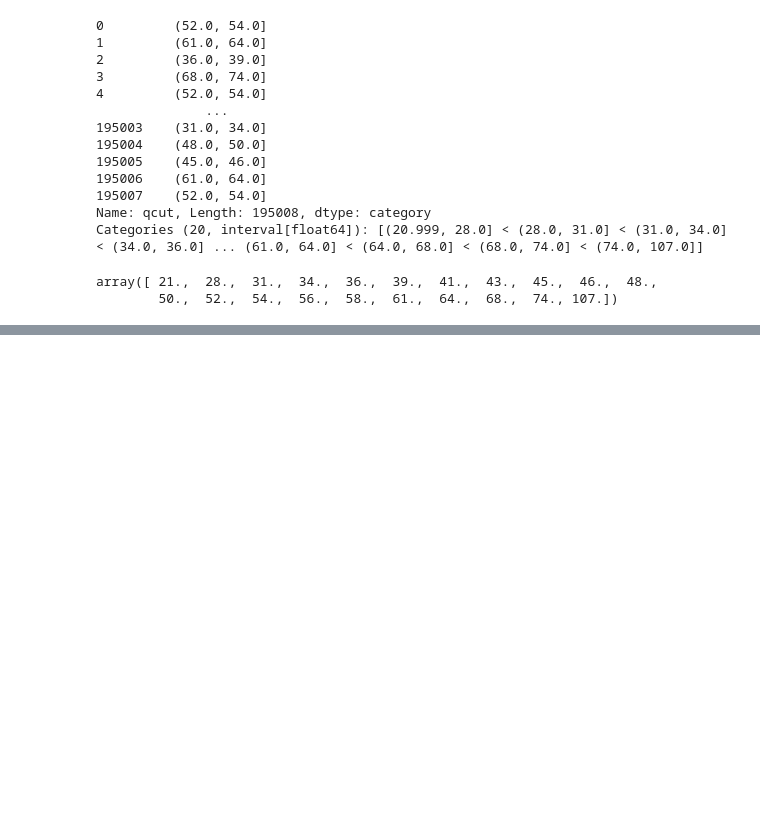
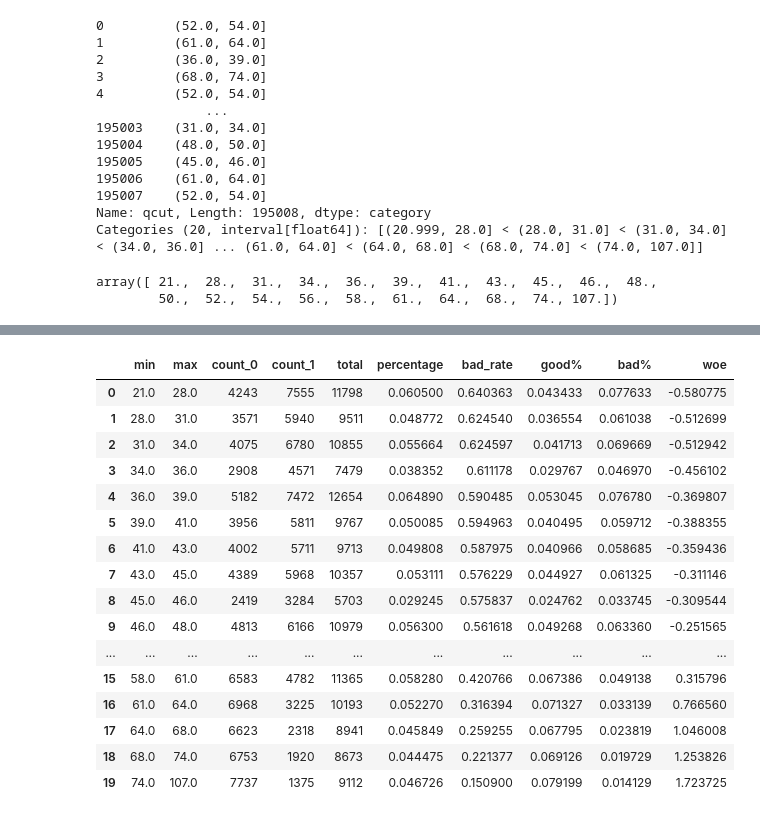
Before and after one commit to sunseayuy/sklearn-learning, a Jupyter notebook: 课堂05 sklearn中的逻辑回归/案例：用逻辑回归制作评分卡.ipynb, the cells around one changed output, grey strips where cells are left out. Drawn from its saved outputs; the diff is of its cells as text; code cells hidden in the pictures; blank space fills up the shorter version.

```diff
--- a/课堂05 sklearn中的逻辑回归/案例：用逻辑回归制作评分卡.ipynb
+++ b/课堂05 sklearn中的逻辑回归/案例：用逻辑回归制作评分卡.ipynb
@@ -478,5 +522,7 @@ num_bins
 # %%
+# 3.3.2【选学】 确保每个箱中都有0和1
 for i in range(20):
+    #如果第一个组没有包含正样本或负样本，向后合并
     if 0 in num_bins[0][2:]:
         num_bins[0:2] = [(
             num_bins[0][0],
@@ -484,6 +530,20 @@ for i in range(20):
             num_bins[0][2]+num_bins[1][2],
             num_bins[0][3]+num_bins[1][3])]
         continue
+    """
+   合并了之后，第一行的组是否一定有两种样本了呢？不一定
+   如果原本的第一组和第二组都没有包含正样本，或者都没有包含负样本，那即便合并之后，第一行的组也还是没有
+包含两种样本
+   所以我们在每次合并完毕之后，还需要再检查，第一组是否已经包含了两种样本
+   这里使用continue跳出了本次循环，开始下一次循环，所以回到了最开始的for i in range(20), 让i+1
+   这就跳过了下面的代码，又从头开始检查，第一组是否包含了两种样本
+   如果第一组中依然没有包含两种样本，则if通过，继续合并，每合并一次就会循环检查一次，最多合并20次
+   如果第一组中已经包含两种样本，则if不通过，就开始执行下面的代码
+   """
+
+    #已经确认第一组中肯定包含两种样本了，如果其他组没有包含两种样本，就向前合并
+    #此时的num_bins已经被上面的代码处理过，可能被合并过，也可能没有被合并
+    #但无论如何，我们要在num_bins中遍历，所以写成in range(len(num_bins))
     for i in range(len(num_bins)):
         if 0 in num_bins[i][2:]:
             num_bins[i-1:i+1] = [(
@@ -497,0 +581,29 @@ for i in range(20):
+# %%
+df["total"] = df.count_0 + df.count_1 #一个箱子中所有样本数
+df["percentage"] = df.total / df.total.sum() #一个箱子中的样本数占所有样本数的比例
+df["bad_rate"] = df.count_1 / df.total
+
+df["good%"] = df.count_0/df.count_0.sum()
+
+df["bad%"] = df.count_1/df.count_1.sum()
+
+df["woe"] = np.log(df["good%"] / df["bad%"])
+df
+# %% [output]
+|  | min | max | count_0 | count_1 | total | percentage | bad_rate | good% | bad% | woe |
+| 0 | 21.0 | 28.0 | 4243 | 7555 | 11798 | 0.060500 | 0.640363 | 0.043433 | 0.077633 | -0.580775 |
+| 1 | 28.0 | 31.0 | 3571 | 5940 | 9511 | 0.048772 | 0.624540 | 0.036554 | 0.061038 | -0.512699 |
+| 2 | 31.0 | 34.0 | 4075 | 6780 | 10855 | 0.055664 | 0.624597 | 0.041713 | 0.069669 | -0.512942 |
+| 3 | 34.0 | 36.0 | 2908 | 4571 | 7479 | 0.038352 | 0.611178 | 0.029767 | 0.046970 | -0.456102 |
+| 4 | 36.0 | 39.0 | 5182 | 7472 | 12654 | 0.064890 | 0.590485 | 0.053045 | 0.076780 | -0.369807 |
+| 5 | 39.0 | 41.0 | 3956 | 5811 | 9767 | 0.050085 | 0.594963 | 0.040495 | 0.059712 | -0.388355 |
+| 6 | 41.0 | 43.0 | 4002 | 5711 | 9713 | 0.049808 | 0.587975 | 0.040966 | 0.058685 | -0.359436 |
+| 7 | 43.0 | 45.0 | 4389 | 5968 | 10357 | 0.053111 | 0.576229 | 0.044927 | 0.061325 | -0.311146 |
+| 8 | 45.0 | 46.0 | 2419 | 3284 | 5703 | 0.029245 | 0.575837 | 0.024762 | 0.033745 | -0.309544 |
+| 9 | 46.0 | 48.0 | 4813 | 6166 | 10979 | 0.056300 | 0.561618 | 0.049268 | 0.063360 | -0.251565 |
+| ... | ... | ... | ... | ... | ... | ... | ... | ... | ... | ... |
+| 15 | 58.0 | 61.0 | 6583 | 4782 | 11365 | 0.058280 | 0.420766 | 0.067386 | 0.049138 | 0.315796 |
+| 16 | 61.0 | 64.0 | 6968 | 3225 | 10193 | 0.052270 | 0.316394 | 0.071327 | 0.033139 | 0.766560 |
+| 17 | 64.0 | 68.0 | 6623 | 2318 | 8941 | 0.045849 | 0.259255 | 0.067795 | 0.023819 | 1.046008 |
+| 18 | 68.0 | 74.0 | 6753 | 1920 | 8673 | 0.044475 | 0.221377 | 0.069126 | 0.019729 | 1.253826 |
+| 19 | 74.0 | 107.0 | 7737 | 1375 | 9112 | 0.046726 | 0.150900 | 0.079199 | 0.014129 | 1.723725 |
```
Also changed, not shown: parts of 48 cells of this notebook.
